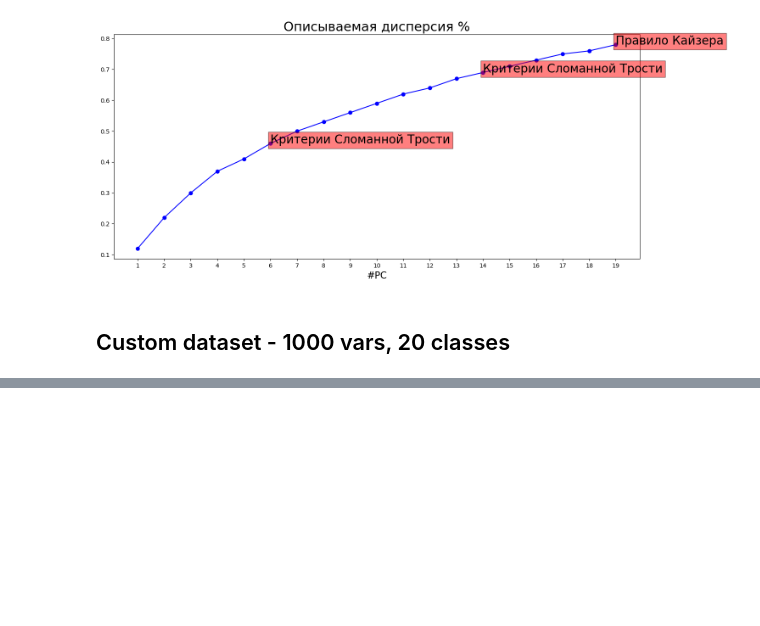
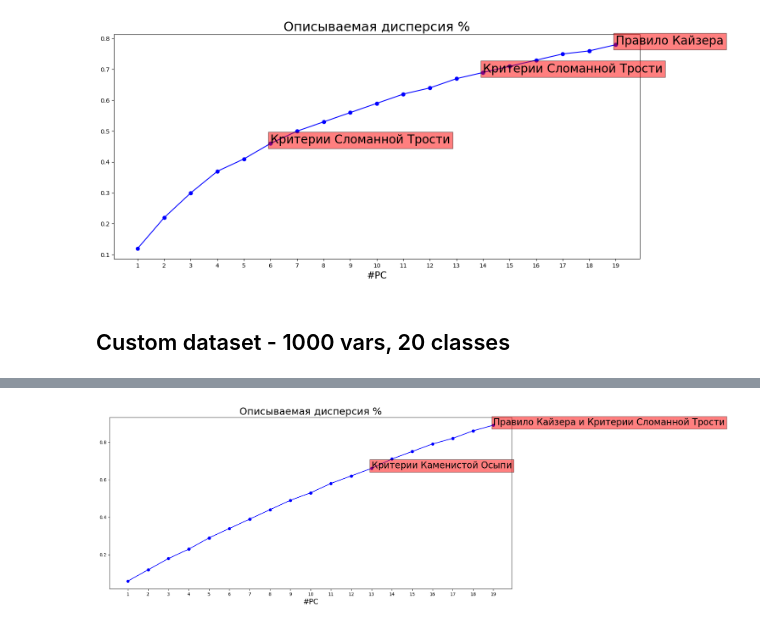
Before and after one commit to ujnomw/neural-networks, a Jupyter notebook: pca.ipynb, the cells around one changed output, grey strips where cells are left out. Saved outputs shown, nothing was run; the diff lists cells and outputs as text; code cells hidden in the pictures; blank space fills up the shorter version.

```diff
--- a/pca.ipynb
+++ b/pca.ipynb
@@ -373,0 +281,18 @@ Accuracy: 0.98667
+# %%
+kKaiser = 19
+kBSM = 19
+kScree = 13
+# %%
+pca = skPCA(n_components=kKaiser)
+pca.fit_transform(X)
+variance_exp_cumsum = pca.explained_variance_ratio_.cumsum().round(2)
+fig, axes = plt.subplots(1,1,figsize=(16,7), dpi=100)
+plt.plot(variance_exp_cumsum,'bo-')
+plt.title('Описываемая дисперсия %', fontsize=22)
+plt.xlabel('#PC', fontsize=16)
+plt.text(kKaiser-1, variance_exp_cumsum[kKaiser-1], "Правило Кайзера и Критерии Сломанной Трости",size=20, bbox=dict(facecolor='red', alpha=0.5))
+plt.text(kScree-1, variance_exp_cumsum[kScree-1], "Критерии Каменистой Осыпи", size=20, bbox=dict(facecolor='red', alpha=0.5))
+plt.xticks(ticks=[i for i, _ in enumerate(variance_exp_cumsum)],labels=[i+1 for i, _ in enumerate(variance_exp_cumsum)])
+plt.show()
+# %% [output]
+[figure, added]
```
Also changed, not shown: parts of 1 cell of this notebook, 1 other file.
